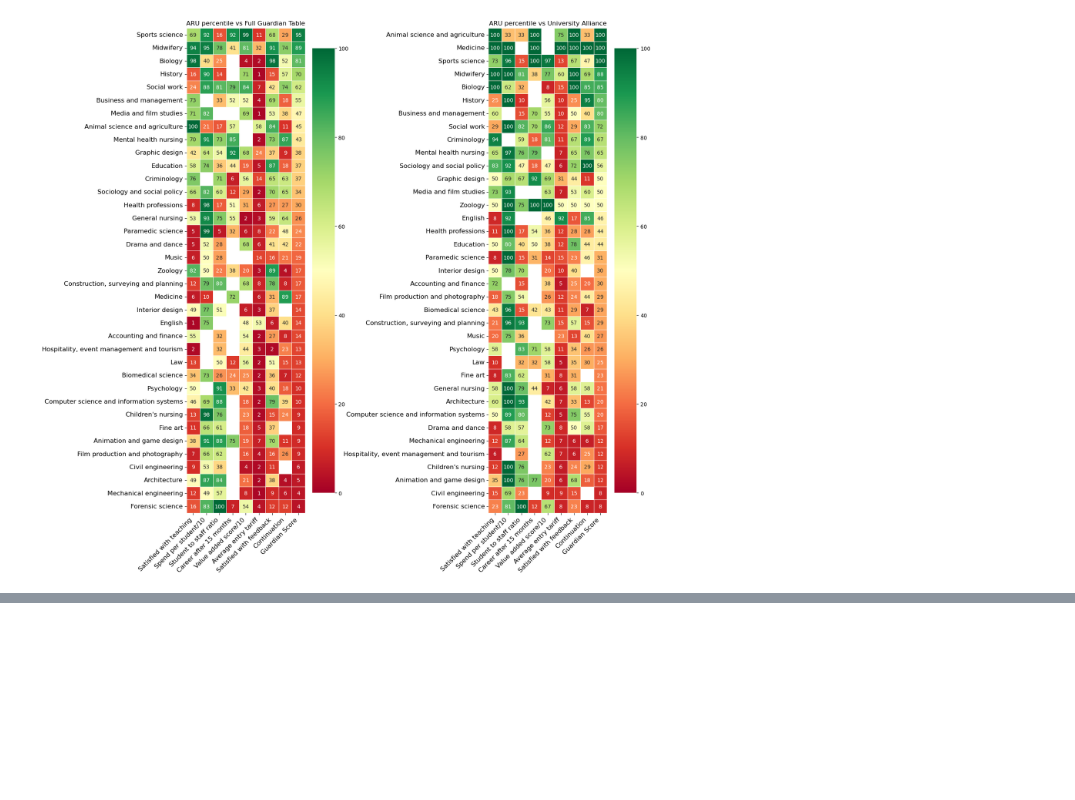
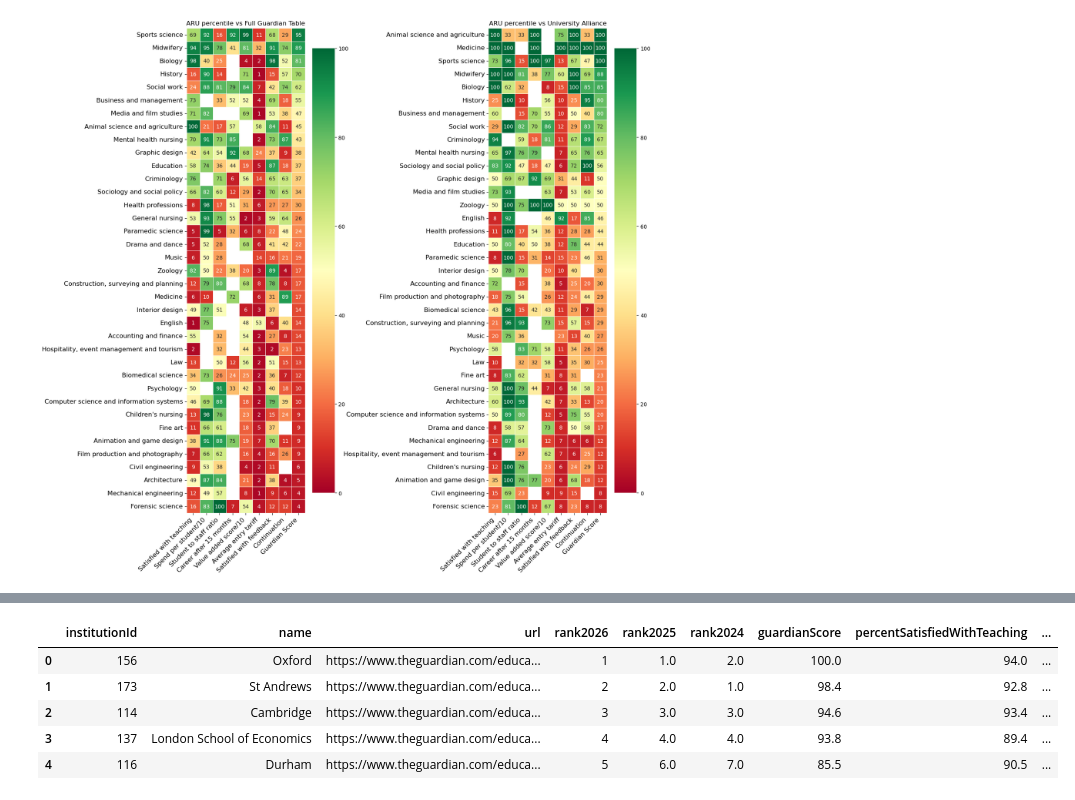
Before and after one commit to mjduarterosa/guardian-univ-ranking, a Jupyter notebook: explore_ranking.ipynb, the cells around one changed output, grey strips where cells are left out. Saved outputs shown, nothing was run; the diff lists cells and outputs as text; code cells hidden in the pictures; blank space fills up the shorter version.

```diff
--- a/explore_ranking.ipynb
+++ b/explore_ranking.ipynb
@@ -623,0 +691,9 @@ plt.show()
+# %%
+main_rank.head()
+# %% [output]
+|  | institutionId | name | url | rank2026 | rank2025 | rank2024 | guardianScore | percentSatisfiedWithTeaching | ... |
+| 0 | 156 | Oxford | https://www.theguardian.com/educa... | 1 | 1.0 | 2.0 | 100.0 | 94.0 | ... |
+| 1 | 173 | St Andrews | https://www.theguardian.com/educa... | 2 | 2.0 | 1.0 | 98.4 | 92.8 | ... |
+| 2 | 114 | Cambridge | https://www.theguardian.com/educa... | 3 | 3.0 | 3.0 | 94.6 | 93.4 | ... |
+| 3 | 137 | London School of Economics | https://www.theguardian.com/educa... | 4 | 4.0 | 4.0 | 93.8 | 89.4 | ... |
+| 4 | 116 | Durham | https://www.theguardian.com/educa... | 5 | 6.0 | 7.0 | 85.5 | 90.5 | ... |
```
Also changed, not shown: parts of 3 cells of this notebook.
